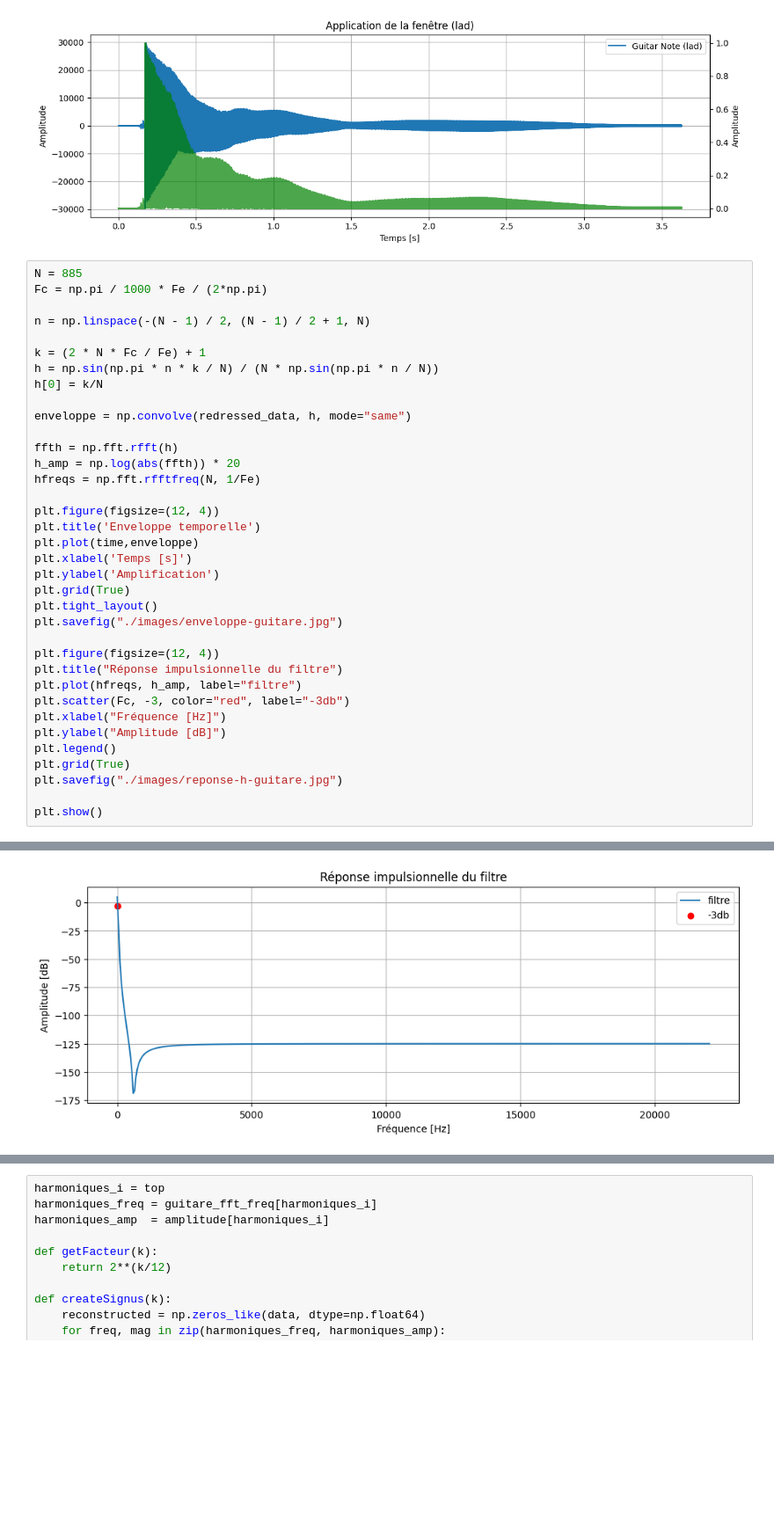
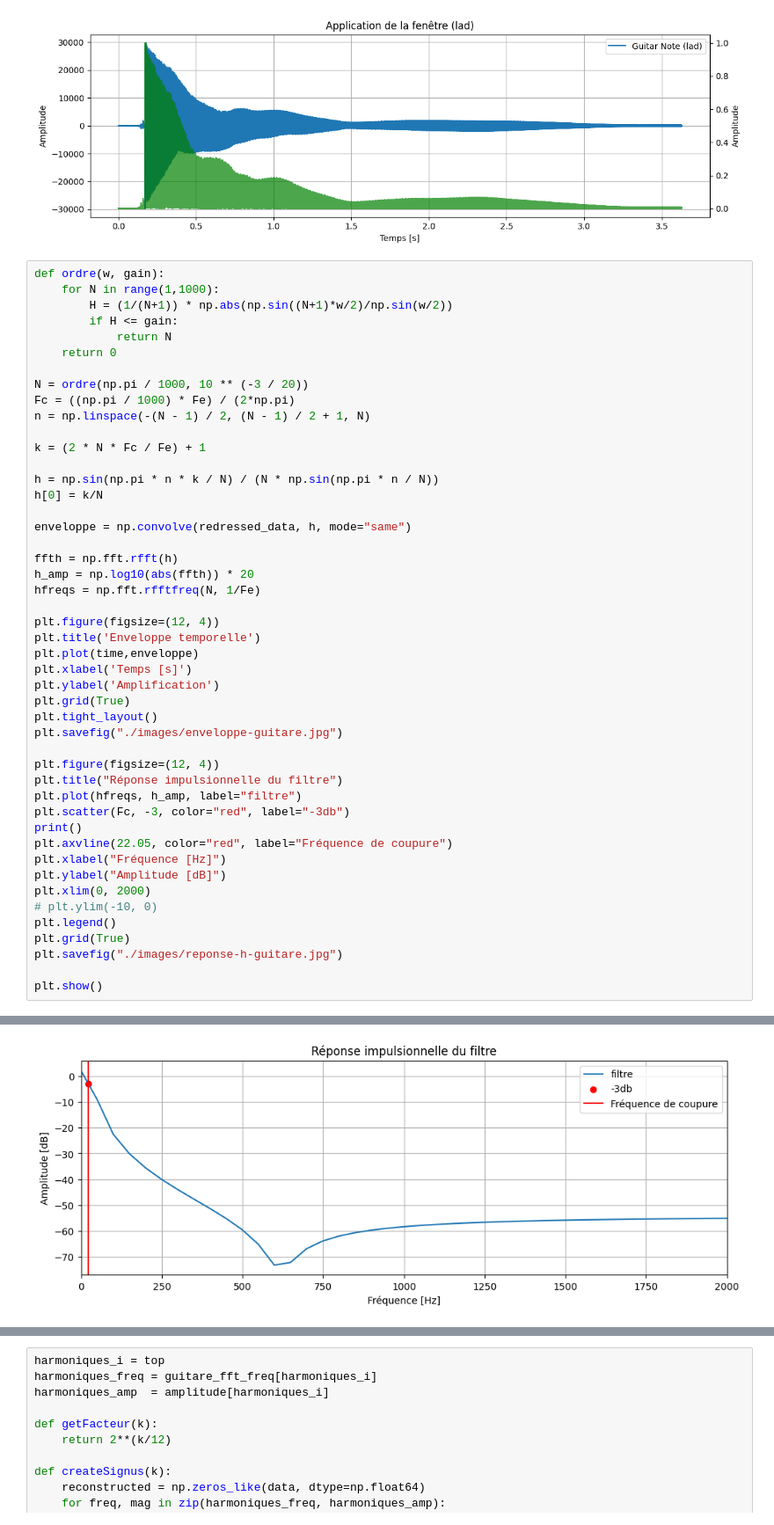
Before and after one commit to Bobelbo/s5app3, a Jupyter notebook: problematique_guitare.ipynb, the cells around one changed output, grey strips where cells are left out. Shown at 88% size. Saved outputs shown, nothing was run; the diff lists cells and outputs as text; blank space fills up the shorter version.

```diff
--- a/problematique_guitare.ipynb
+++ b/problematique_guitare.ipynb
@@ -37,19 +37,26 @@ fig.tight_layout()
 # %% [output]
 [figure]
 # %%
-N = 885
-Fc = np.pi / 1000 * Fe / (2*np.pi)
+def ordre(w, gain):
+    for N in range(1,1000):
+        H = (1/(N+1)) * np.abs(np.sin((N+1)*w/2)/np.sin(w/2))
+        if H <= gain:
+            return N
+    return 0
 
+N = ordre(np.pi / 1000, 10 ** (-3 / 20))
+Fc = ((np.pi / 1000) * Fe) / (2*np.pi)
 n = np.linspace(-(N - 1) / 2, (N - 1) / 2 + 1, N)
 
 k = (2 * N * Fc / Fe) + 1
+
 h = np.sin(np.pi * n * k / N) / (N * np.sin(np.pi * n / N))
 h[0] = k/N
 
 enveloppe = np.convolve(redressed_data, h, mode="same")
 
 ffth = np.fft.rfft(h)
-h_amp = np.log(abs(ffth)) * 20
+h_amp = np.log10(abs(ffth)) * 20
 hfreqs = np.fft.rfftfreq(N, 1/Fe)
 
 plt.figure(figsize=(12, 4))
@@ -65,8 +72,12 @@ plt.figure(figsize=(12, 4))
 plt.title("Réponse impulsionnelle du filtre")
 plt.plot(hfreqs, h_amp, label="filtre")
 plt.scatter(Fc, -3, color="red", label="-3db")
+print()
+plt.axvline(22.05, color="red", label="Fréquence de coupure")
 plt.xlabel("Fréquence [Hz]")
 plt.ylabel("Amplitude [dB]")
+plt.xlim(0, 2000)
+# plt.ylim(-10, 0)
 plt.legend()
 plt.grid(True)
 plt.savefig("./images/reponse-h-guitare.jpg")
@@ -76,5 +88,5 @@ plt.show()
 [figure]
-[figure, old version]
+[figure, new version]
 # %%
 guitare_fft = np.fft.rfft(data)
 guitare_fft_freq = np.fft.rfftfreq(len(data), 1/Fe)
```
Also changed, not shown: parts of 3 cells of this notebook, 24 other files.
